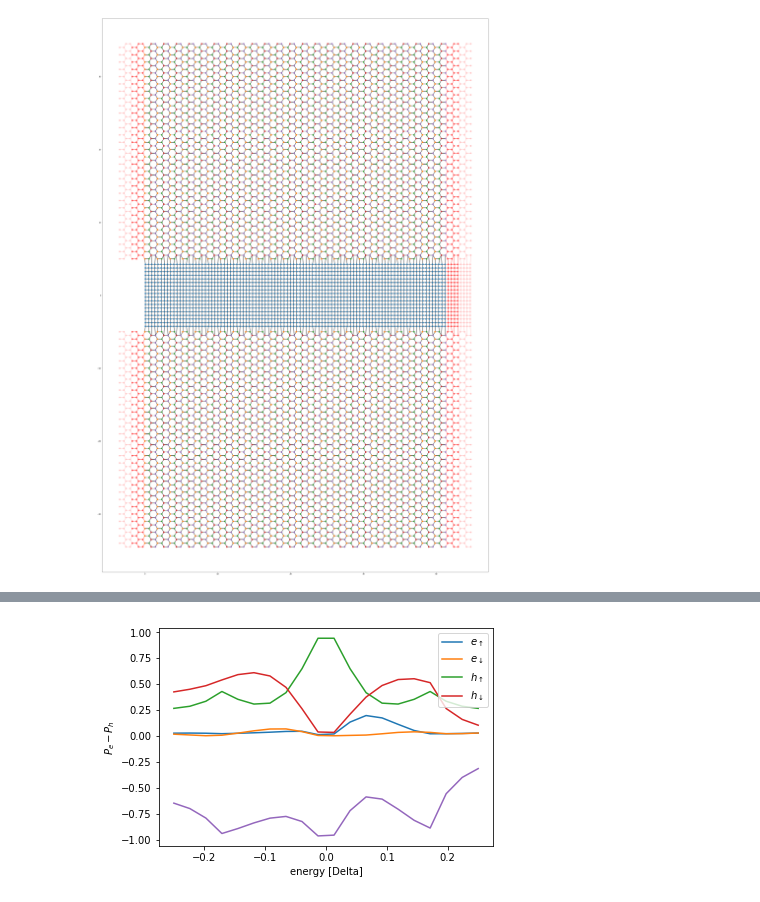
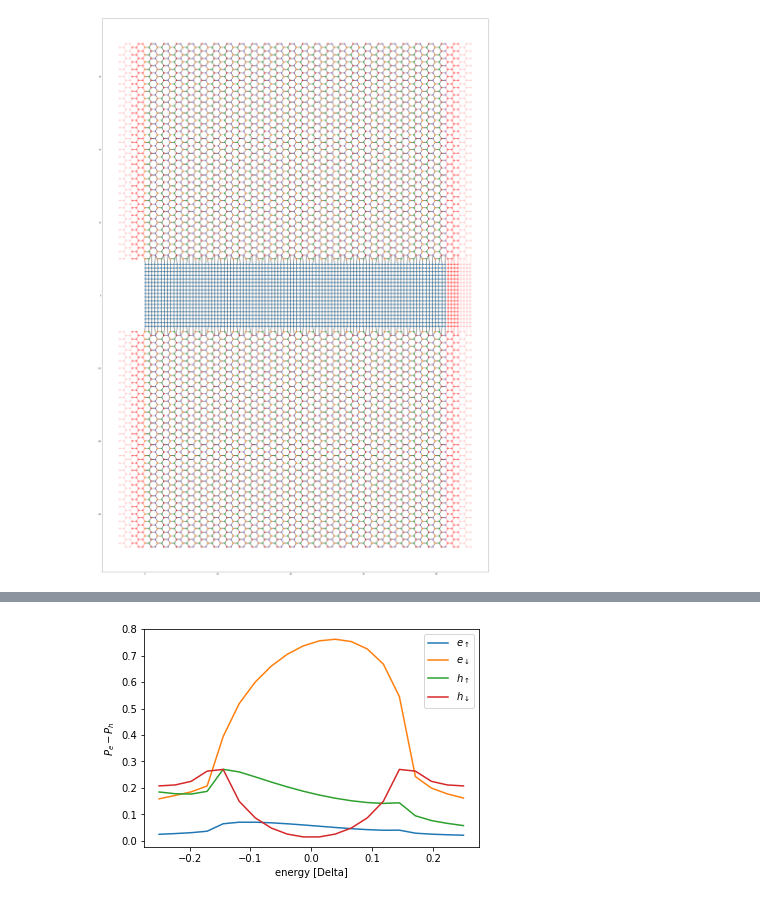
Before and after one commit to hassan-shap/CAR, a Jupyter notebook: graphene_SC_bands-twosided.ipynb, the cells around one changed output, grey strips where cells are left out. Drawn from its saved outputs; the diff is of its cells as text; code cells hidden in the pictures.

```diff
--- a/graphene_SC_bands-twosided.ipynb
+++ b/graphene_SC_bands-twosided.ipynb
@@ -299,10 +321,11 @@ def make_system(Delta=0.2, salt=13, U0=0.0, gn=0.0, gs=0.0, lam=0.0, V_j=0,
     return syst
 # %%
 # Wsc must be multiples of eight
-W=40
-L=30
-Lsc=10
-syst = make_system(W=W, L=L, Lsc=Lsc)
+W = 40
+L = 30
+Lsc = 10
+Llead = 5
+syst = make_system(W=W, L=L, Lsc=Lsc, L_lead=Llead)
 # Check that the system looks as intended.
 kwant.plot(syst, colorbar=False,fig_size=(40,80),num_lead_cells=2)
 # kwant.plot(syst,num_lead_cells=2)
@@ -336,8 +368,9 @@ kwant.plotter.map(syst, abs(scattering_wf[ind,3::4])**2);#,ax=ax2);
 # %%
-mu=0.18 #0.18
+mu=0.14 #0.18
 m= 0.0
 lam=0.5
-mu_sc= 0.145 +t -2*lam
+mu_sc= 0.18 +t -0*2*lam
+mu_lead = 1
 Delta=0.03
 t_j=1
 phi=0.0095
@@ -345,19 +378,22 @@ gs=0.
 gn=0.04
 U0=0
 salt=1
-V_j=0.5
+V_j=0.
 
-params=dict(t_j=t_j, gs=gs, gn=gn, lam=lam,V_j=V_j, Delta=Delta, U0=U0, salt=salt, m=m, mu=mu ,mu_sc=mu_sc, phi=phi)
+params=dict(t_j=t_j, gs=gs, gn=gn, lam=lam, V_j=V_j, Delta=Delta, U0=U0, salt=salt, m=m, mu=mu, mu_lead=mu_lead ,mu_sc=mu_sc, phi=phi)
 def compute_conductance(syst, energies, params):
     # Compute conductance
-    Pe = np.zeros((4,len(energies)))
+    Pu = np.zeros((4,len(energies)))
+    Pd = np.zeros((4,len(energies)))
     for i_e in range(len(energies)):
         print(i_e, end='\r')
         energy=energies[i_e]
         smatrix = kwant.smatrix(syst, energy=energy,params=params)
         for i in range(4):
-            Pe[i,i_e]=smatrix.transmission((1, i), (0, 0))
-    return Pe
+            Pu[i,i_e]=smatrix.transmission((1, i), (0, 0))
+            Pd[i,i_e]=smatrix.transmission((1, i), (0, 1))
+
+    return Pu, Pd
 
 
 # Compute and plot the conductance
@@ -366,7 +402,7 @@ E_list=np.linspace(-1, 1, 20)*Delta*0.25
 t_timer=time.time()
 # Compute and plot the conductance
 # Pe, Ph, wf_arr= compute_conductance(syst, energies=[E for E in E_list], params=dict(t_j=t_j,Delta=Delta,mu=mu,mu_sc=mu_sc,phi=phi,U0=U0,salt=salt) )
-Pe = compute_conductance(syst, energies=[E for E in E_list], params=params )
+Pu, Pd = compute_conductance(syst, energies=E_list, params=params )
 elapsed = time.time() - t_timer
 print("Finished, elapsed time = %.0f " % (elapsed)+ "sec")
 # %% [output]
@@ -374,11 +410,15 @@ Finished, elapsed time = 81 sec
 # %%
 plt.figure()
-plt.plot(E_list/Delta, Pe.T)
+plt.plot(E_list/Delta, Pd.T)
 plt.legend((r'$e_\uparrow$', r'$e_\downarrow$', r'$h_\uparrow$', r'$h_\downarrow$'))
 plt.xlabel("energy [Delta]")
 plt.ylabel(r"$P_e - P_h$")
-P_diff=Pe[0,:]+Pe[1,:]-Pe[2,:]-Pe[3,:]
-plt.plot(E_list/Delta, P_diff.T)
+# plt.ylim(-0.01,0.01)
+P_diff_u=Pu[0,:]+Pu[1,:]-Pu[2,:]-Pu[3,:]
+P_diff_d=Pd[0,:]+Pd[1,:]-Pd[2,:]-Pd[3,:]
+# plt.plot(E_list/Delta, (P_diff_u+P_diff_d).T)
+# plt.plot(E_list/Delta, P_diff_d.T)
+# print(np.max(P_diff_u+P_diff_d))
 plt.show()
 # %% [output]
-[figure, old version]
+[figure, new version]
```
Also changed, not shown: parts of 7 cells of this notebook, 11 other files.
